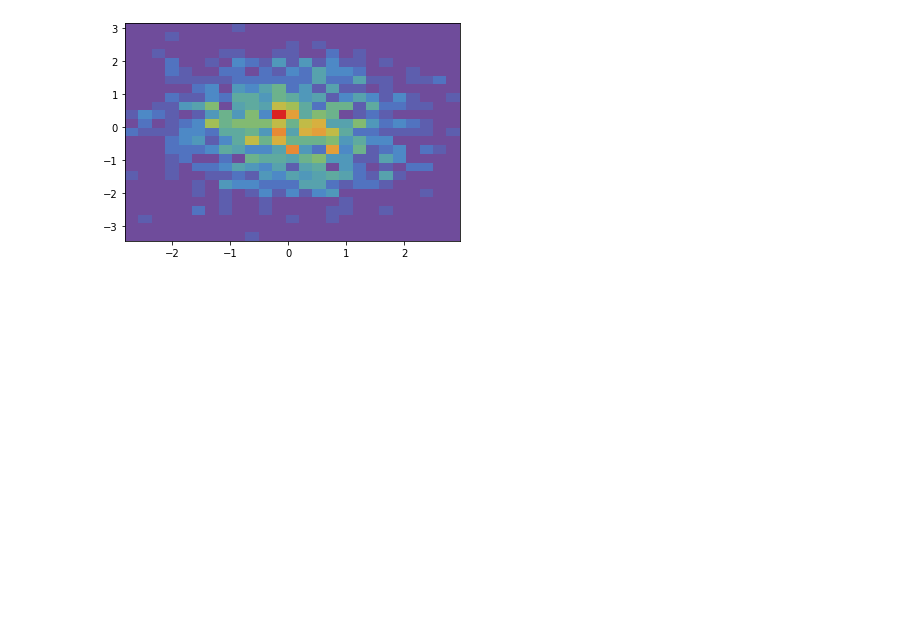
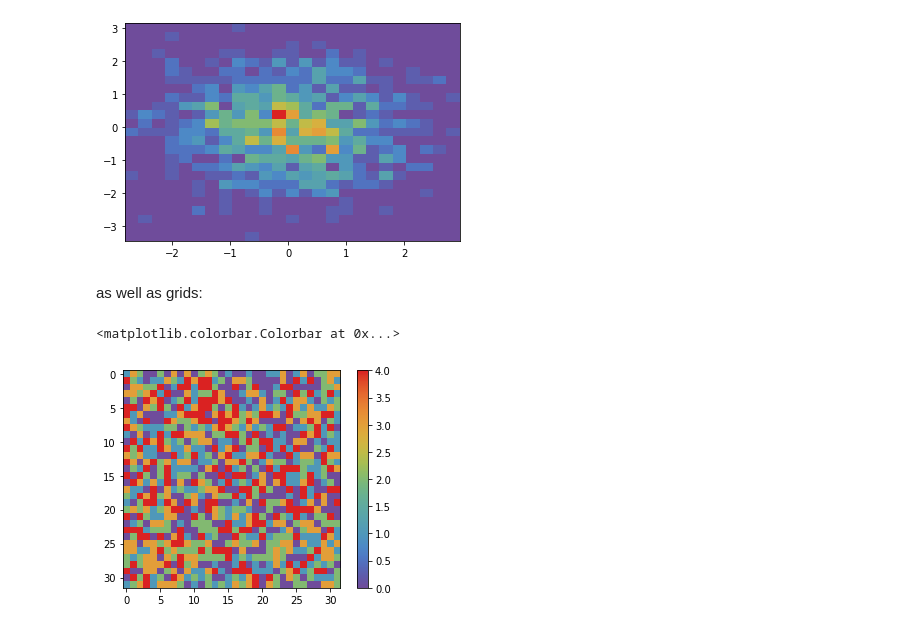
Before and after one commit to viktorsvahn/python_colour_guide, a Jupyter notebook: colour_schemes.ipynb, the cells around one changed output. Drawn from its saved outputs; the diff is of its cells as text; code cells hidden in the pictures; blank space fills up the shorter version.

```diff
--- a/colour_schemes.ipynb
+++ b/colour_schemes.ipynb
@@ -172,3 +172,15 @@ plt.hist2d(y1,y2, cmap=cmap, bins=25)
 plt.show()
 # %% [output]
 [figure]
+# %% [markdown]
+as well as grids:
+# %%
+# Generate data
+Y = np.random.randint(0, 5, size=(32,32))
+
+fig, ax = plt.subplots()
+im = ax.imshow(Y, cmap=cmap)
+plt.colorbar(im, ax=ax)
+# %% [output]
+<matplotlib.colorbar.Colorbar at 0x...>
+[figure, added]
```
Also changed, not shown: parts of 1 cell of this notebook.
